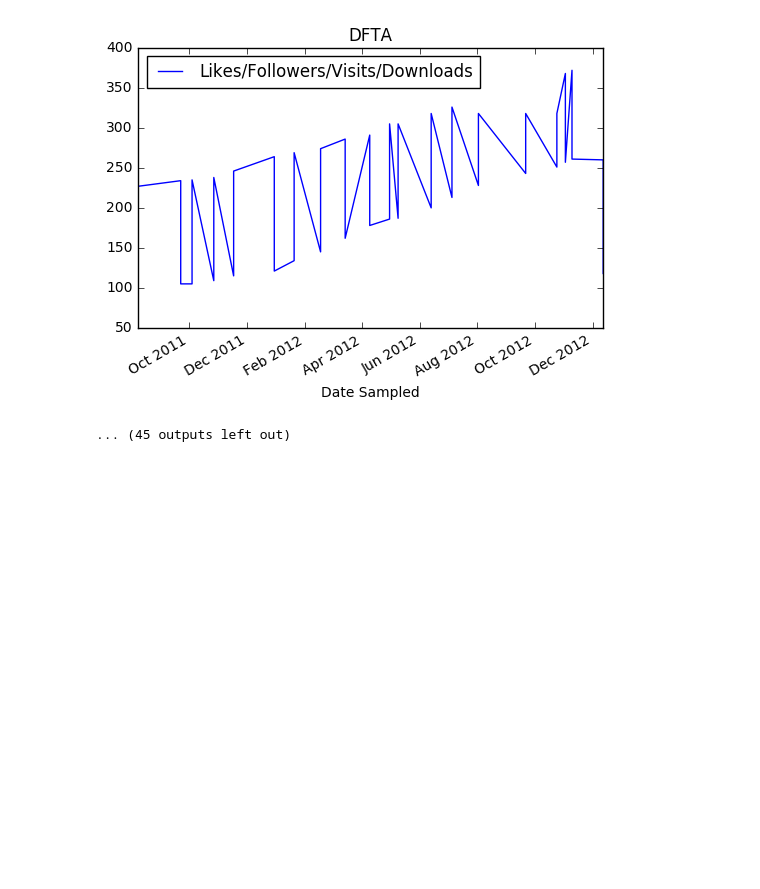
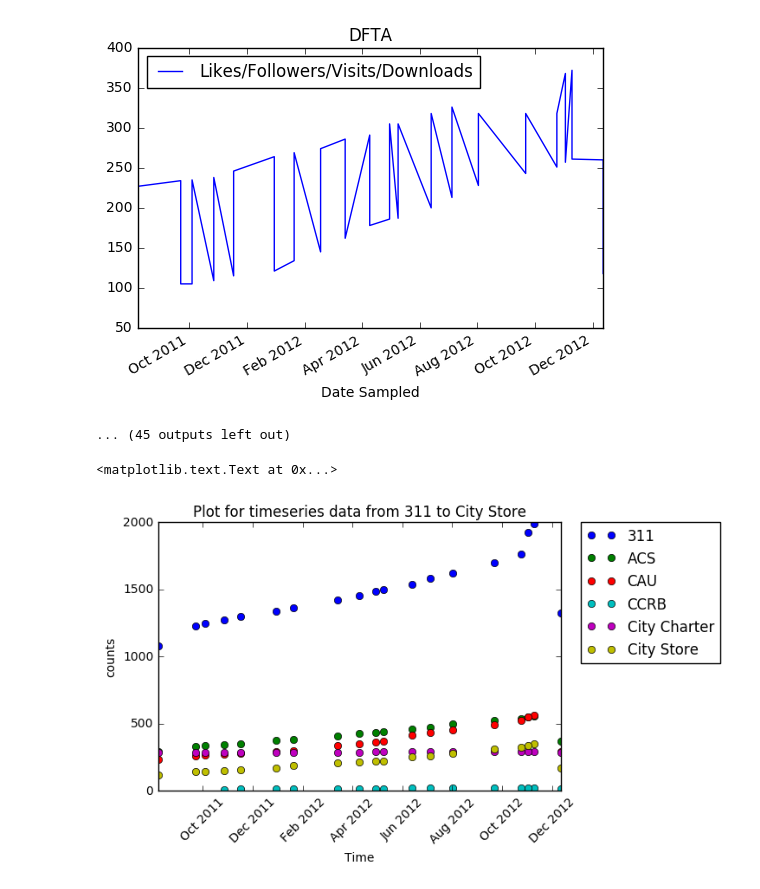
Before and after one commit to Henrilin28/PUI2016_chl557, a Jupyter notebook: HW2_chl557/HW2_3_chl557.ipynb, the cells around one changed output. Drawn from its saved outputs; the diff is of its cells as text; code cells hidden in the pictures; blank space fills up the shorter version.

```diff
--- a/HW2_chl557/HW2_3_chl557.ipynb
+++ b/HW2_chl557/HW2_3_chl557.ipynb
@@ -103,7 +105,7 @@ facebook_viz = facebook_viz.drop(["Platform","Url","Date Sampled"],1)
 # %%
 plt.figure()
 for i, group in facebook_viz.groupby('Agency'):
-    group.plot(x=group.index, y='Likes/Followers/Visits/Downloads', title=str(i))
+    group.plot(x=group.index, y='Likes/Followers/Visits/Downloads', title=str(i),kind=)
 # %% [output]
 <matplotlib.figure.Figure at 0x...>
 [figure]
@@ -118,3 +120,22 @@ for i, group in facebook_viz.groupby('Agency'):
 [figure]
 [figure]
 ... (45 outputs left out)
+# %%
+plt.figure()
+j=0
+for i, group in facebook_viz.groupby('Agency'):
+    j = j+1
+    if j <7:
+        x = group.index
+        y = group["Likes/Followers/Visits/Downloads"]
+        plt.plot_date(x,y,label=str(i))
+        plt.legend(bbox_to_anchor=(1.05, 1),ncol=1, loc=2, borderaxespad=0.)
+        plt.xticks(rotation=45)
+plt.xlim()
+plt.xlabel("Time")
+plt.ylabel("counts")
+plt.title("Plot for timeseries data from 311 to City Store")
+    #group.plot(x=group.index, y='Likes/Followers/Visits/Downloads', title=str(i),kind=scatter)
+# %% [output]
+<matplotlib.text.Text at 0x...>
+[figure, added]
```
Also changed, not shown: parts of 1 cell of this notebook.
